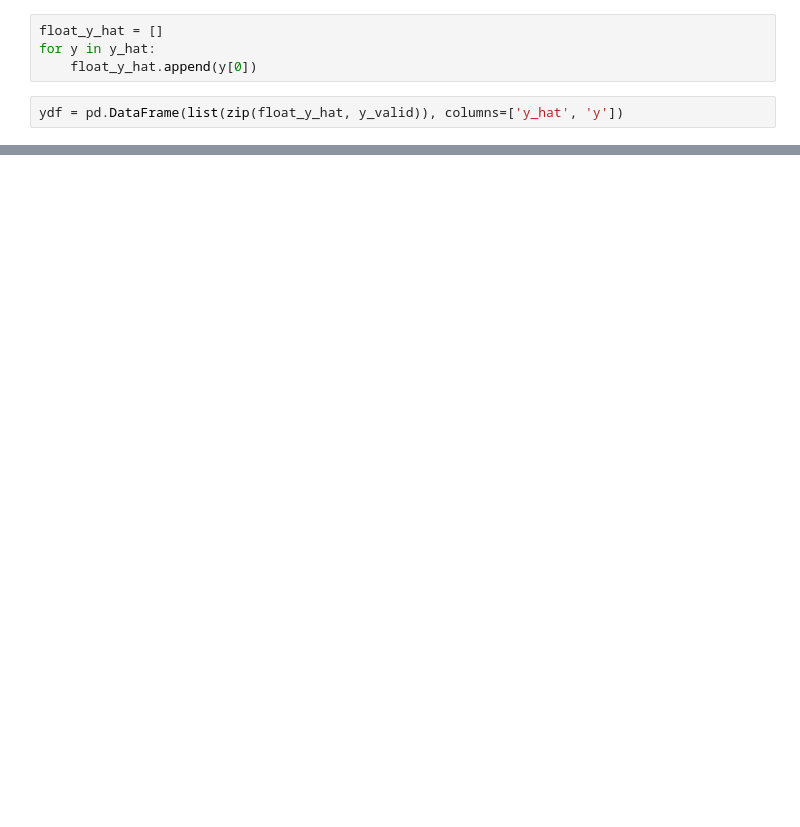
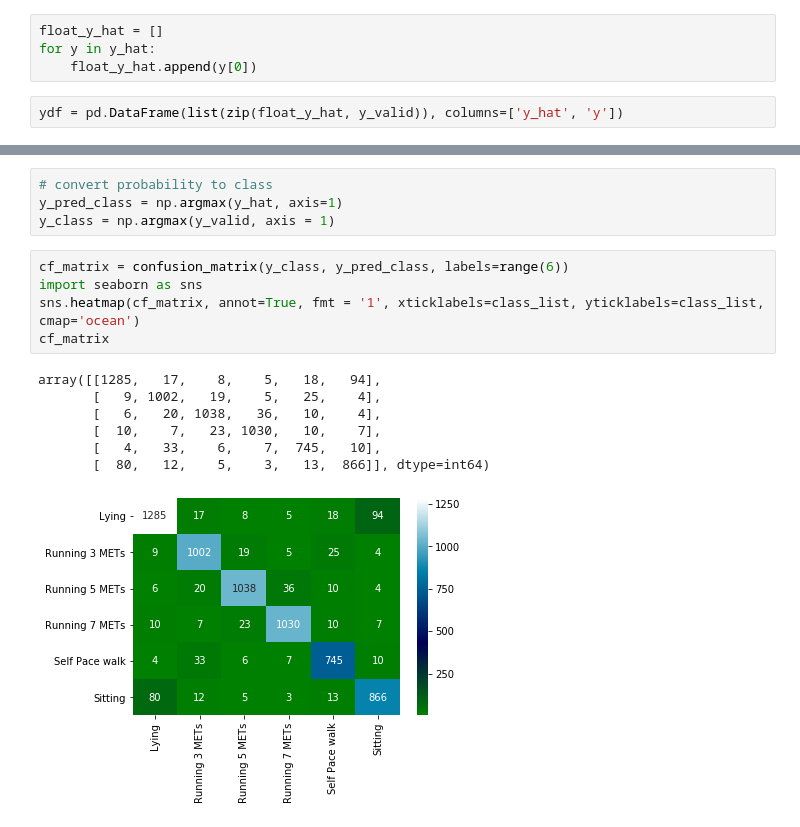
Before and after one commit to khataei/PE-classification-DeepLearning, a Jupyter notebook: Base-CNN-activity-classification.ipynb, the cells around one changed output, grey strips where cells are left out. Drawn from its saved outputs; the diff is of its cells as text; blank space fills up the shorter version.

Commit message:
added cf matrix

```diff
--- a/Base-CNN-activity-classification.ipynb
+++ b/Base-CNN-activity-classification.ipynb
@@ -273,0 +295,17 @@ ydf.head(10)
+# %%
+# convert probability to class
+y_pred_class = np.argmax(y_hat, axis=1)
+y_class = np.argmax(y_valid, axis = 1)
+# %%
+cf_matrix = confusion_matrix(y_class, y_pred_class, labels=range(6))
+import seaborn as sns
+sns.heatmap(cf_matrix, annot=True, fmt = '1', xticklabels=class_list, yticklabels=class_list, cmap='ocean')
+cf_matrix
+# %% [output]
+array([[1285,   17,    8,    5,   18,   94],
+       [   9, 1002,   19,    5,   25,    4],
+       [   6,   20, 1038,   36,   10,    4],
+       [  10,    7,   23, 1030,   10,    7],
+       [   4,   33,    6,    7,  745,   10],
+       [  80,   12,    5,    3,   13,  866]], dtype=int64)
+[figure, added]
```
Also changed, not shown: parts of 10 cells of this notebook.
